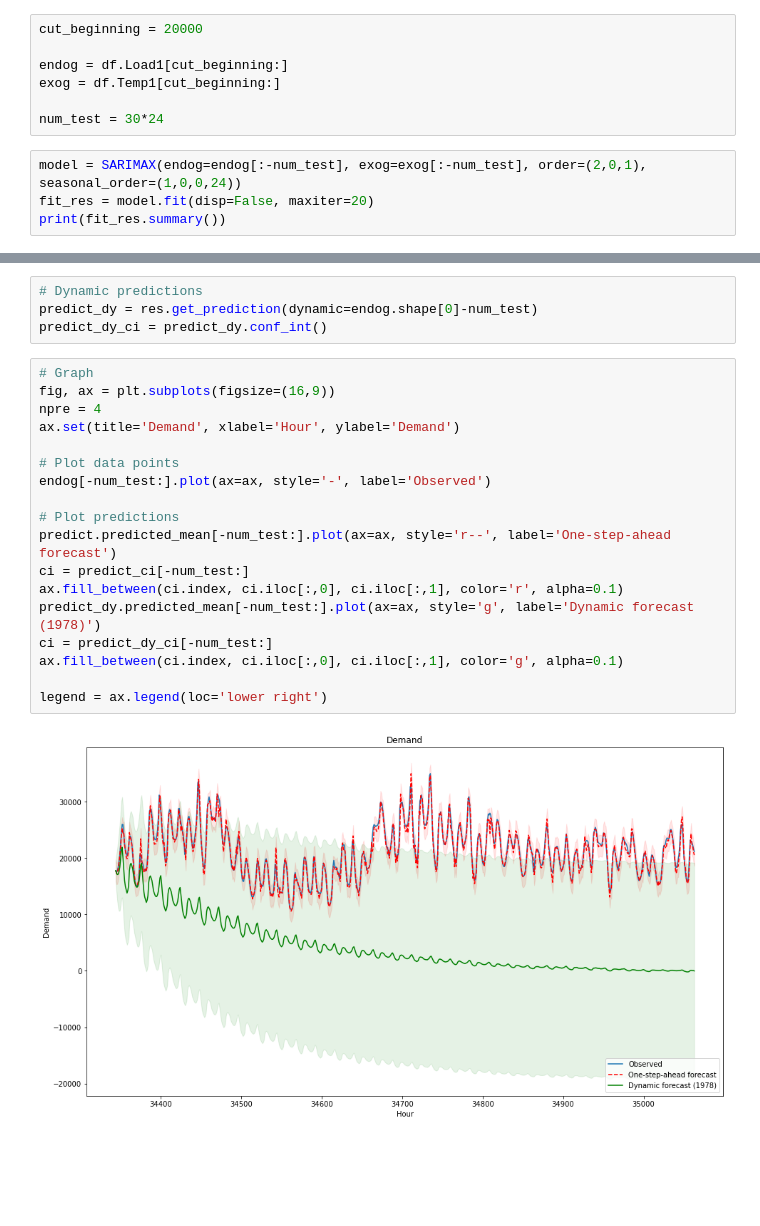
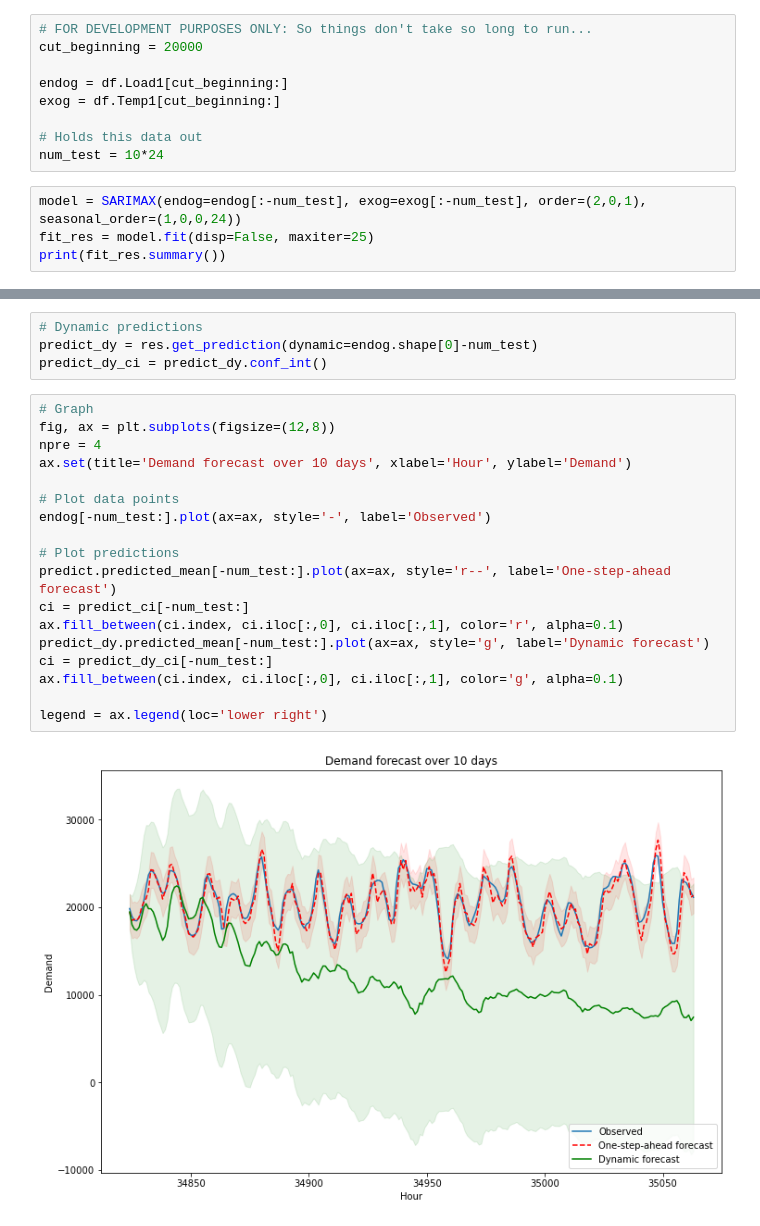
Before and after one commit to mattj949/Stats315B, a Jupyter notebook: SARMIAX.ipynb, the cells around one changed output, grey strips where cells are left out. Drawn from its saved outputs; the diff is of its cells as text; blank space fills up the shorter version.

Commit message:
10 day and 2 day forecasts working

```diff
--- a/SARMIAX.ipynb
+++ b/SARMIAX.ipynb
@@ -30,14 +30,16 @@ df.head(10)
 # %% [markdown]
 ## Adding Exogenous temperature data
 # %%
+# FOR DEVELOPMENT PURPOSES ONLY: So things don't take so long to run...
 cut_beginning = 20000
 
 endog = df.Load1[cut_beginning:]
 exog = df.Temp1[cut_beginning:]
 
-num_test = 30*24
+# Holds this data out
+num_test = 10*24
 # %%
 model = SARIMAX(endog=endog[:-num_test], exog=exog[:-num_test], order=(2,0,1), seasonal_order=(1,0,0,24))
-fit_res = model.fit(disp=False, maxiter=20)
+fit_res = model.fit(disp=False, maxiter=25)
 print(fit_res.summary())
 # %% [output]
@@ -92,21 +76,21 @@ predict_dy = res.get_prediction(dynamic=endog.shape[0]-num_test)
 predict_dy_ci = predict_dy.conf_int()
 # %%
 # Graph
-fig, ax = plt.subplots(figsize=(16,9))
+fig, ax = plt.subplots(figsize=(12,8))
 npre = 4
-ax.set(title='Demand', xlabel='Hour', ylabel='Demand')
+ax.set(title='Demand forecast over 10 days', xlabel='Hour', ylabel='Demand')
 
 # Plot data points
 endog[-num_test:].plot(ax=ax, style='-', label='Observed')
 
 # Plot predictions
 predict.predicted_mean[-num_test:].plot(ax=ax, style='r--', label='One-step-ahead forecast')
 ci = predict_ci[-num_test:]
 ax.fill_between(ci.index, ci.iloc[:,0], ci.iloc[:,1], color='r', alpha=0.1)
-predict_dy.predicted_mean[-num_test:].plot(ax=ax, style='g', label='Dynamic forecast (1978)')
+predict_dy.predicted_mean[-num_test:].plot(ax=ax, style='g', label='Dynamic forecast')
 ci = predict_dy_ci[-num_test:]
 ax.fill_between(ci.index, ci.iloc[:,0], ci.iloc[:,1], color='g', alpha=0.1)
 
 legend = ax.legend(loc='lower right')
 # %% [output]
-[figure, old version]
+[figure, new version]
```
Also changed, not shown: parts of 2 cells of this notebook.
